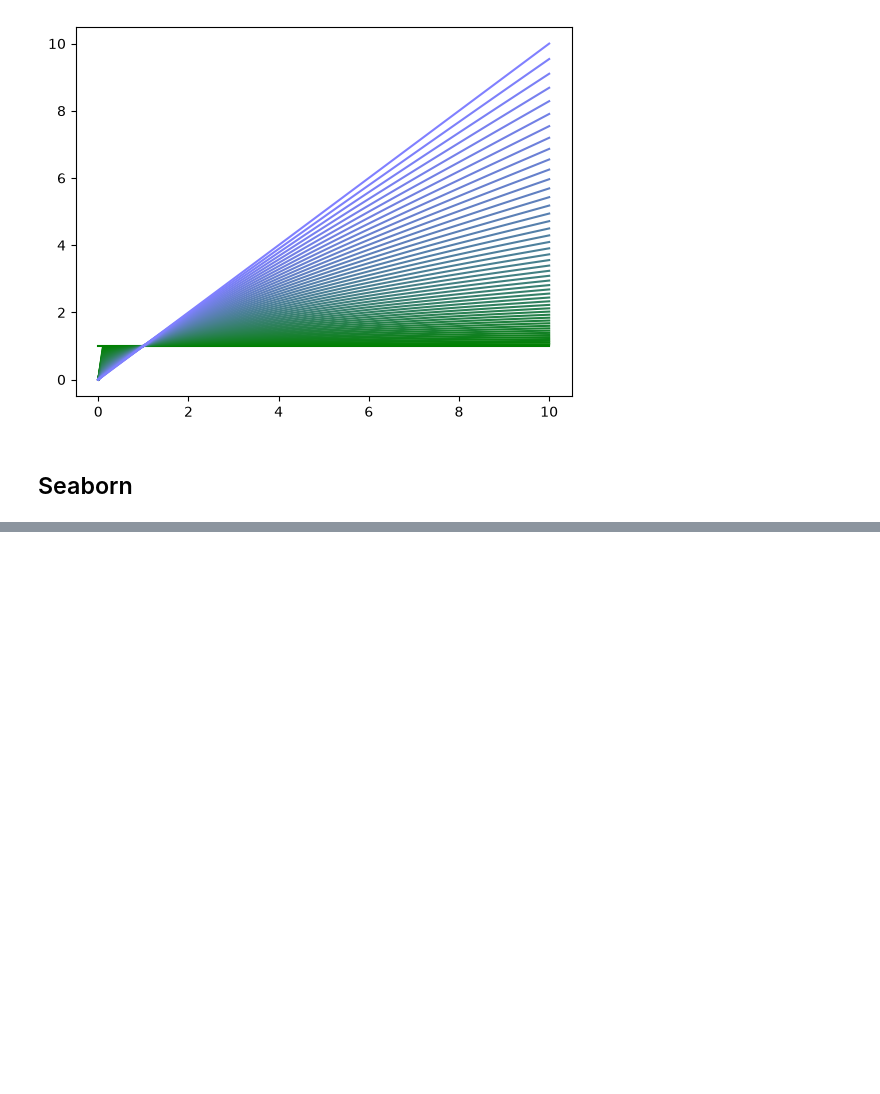
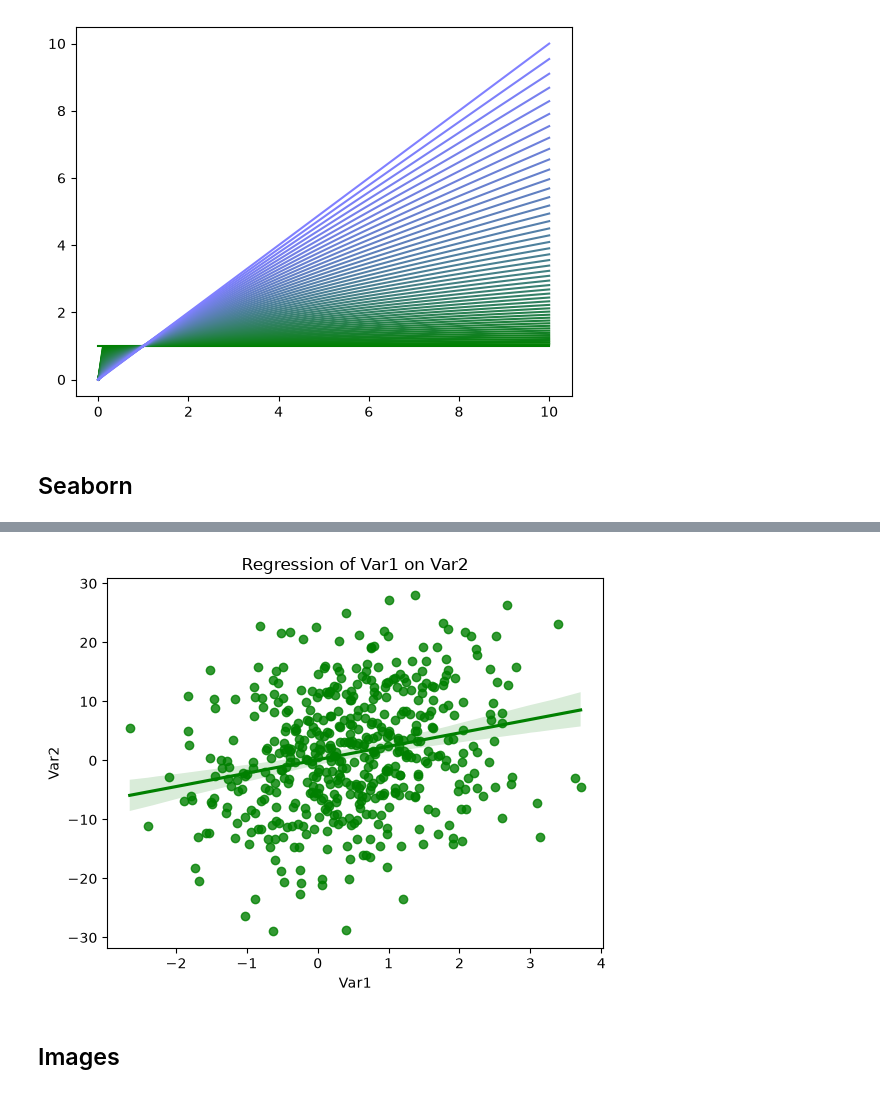
Before and after one commit to ISO158/udemy-deep-learning-cohen, a Jupyter notebook: 00-intro_python/text_plots.ipynb, the cells around one changed output, grey strips where cells are left out. Saved outputs shown, nothing was run; the diff lists cells and outputs as text; code cells hidden in the pictures; blank space fills up the shorter version.

Commit message:
using mais algumas funções do seaborne e matplotlib para configurar gráficos

```diff
--- a/00-intro_python/text_plots.ipynb
+++ b/00-intro_python/text_plots.ipynb
@@ -253,0 +259,19 @@ y3 = np.exp(-10*x**2)
+# %%
+# exercise: create a regression plot of data in matrix D -> df
+
+n= 500
+
+mat = np.zeros((n,2))
+mat[:,0] = np.linspace(0,1,n) + np.random.randn(n)
+mat[:,1] = mat[:,0]*2 + np.random.randn(n)*10
+
+df = pd.DataFrame(data=mat,columns=['Var1','Var2'])
+
+# estrutura para realizar a regressão dos dados
+sns.regplot(x=df.columns[0],y=df.columns[1],data=df,color='green')
+plt.title(f'Regression of {df.columns[0]} on {df.columns[1]}')
+plt.show()
+# %% [output]
+[figure, added]
+# %% [markdown]
+## Images
```
Also changed, not shown: parts of 10 cells of this notebook.
